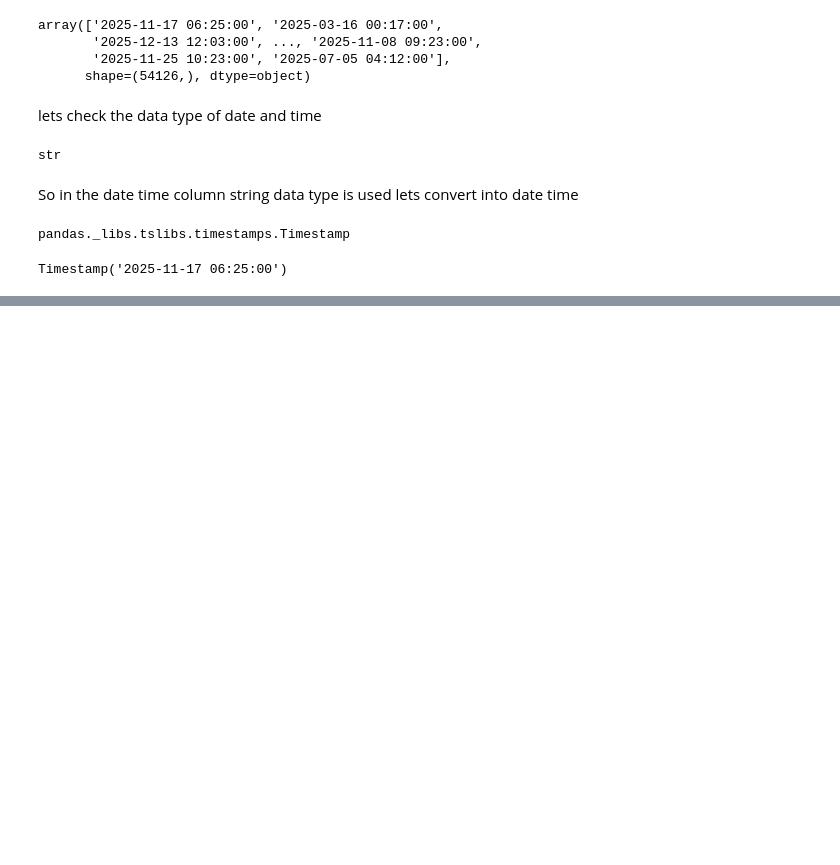
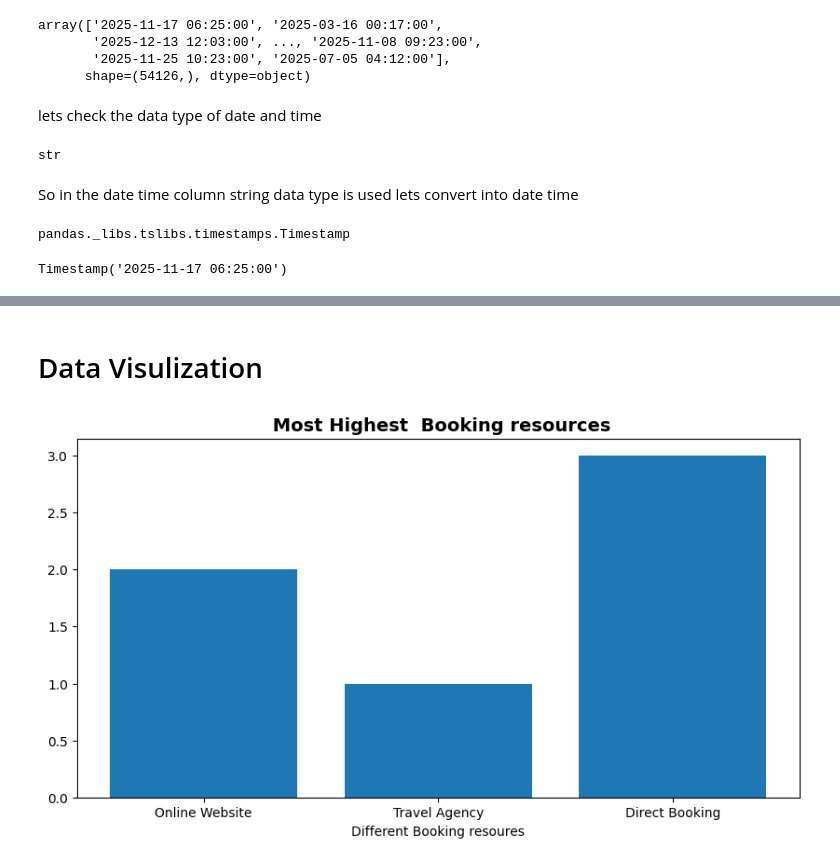
Before and after one commit to R123gh/Data-analytics-project-, a Jupyter notebook: flight_price_DA.ipynb, the cells around one changed output, grey strips where cells are left out. Saved outputs shown, nothing was run; the diff lists cells and outputs as text; code cells hidden in the pictures; blank space fills up the shorter version.

```diff
--- a/flight_price_DA.ipynb
+++ b/flight_price_DA.ipynb
@@ -113,0 +234,10 @@ Timestamp('2025-11-17 06:25:00')
+# %%
+def book_resource_numeric(book):
+    if book == 'Online Website':
+        return 2
+    elif book == 'Travel Agency':
+        return 1
+    elif book == 'Direct Booking':
+        return 3
+# %%
+flight_data_set['Booking Source numeric'] = flight_data_set['Booking Source'].apply(book_resource_numeric)
@@ -113,0 +265,12 @@ Timestamp('2025-11-17 06:25:00')
+# %%
+def seasion(sea):
+    if sea == 'Regular':
+        return 1
+    elif sea == 'Winter Holidays':
+        return 2
+    elif sea == 'Eid':
+        return 3
+    elif sea == 'Hajj':
+        return 4
+# %%
+flight_data_set['Seasonality Numeric'] = flight_data_set['Seasonality'].apply(seasion)
@@ -113,0 +291,10 @@ Timestamp('2025-11-17 06:25:00')
+# %% [markdown]
+# Data Visulization
+# %%
+plt.figure(figsize=(10,5))
+plt.bar(x = flight_data_set['Booking Source'],height=  flight_data_set['Booking Source numeric'])
+plt.title(" Most Highest  Booking resources" , fontsize = 14 , fontweight = 'bold')
+plt.xlabel("Different Booking resoures")
+plt.show()
+# %% [output]
+[figure, added]
```
Also changed, not shown: parts of 44 cells of this notebook.
